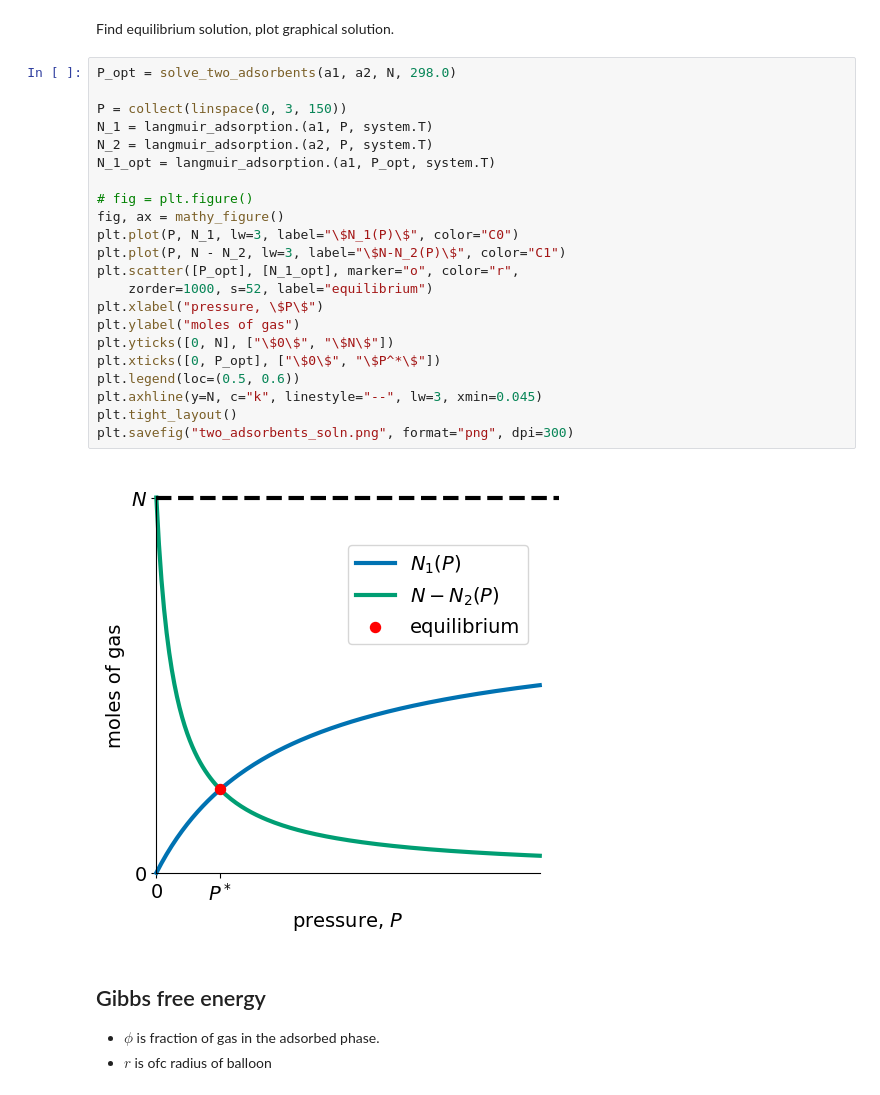
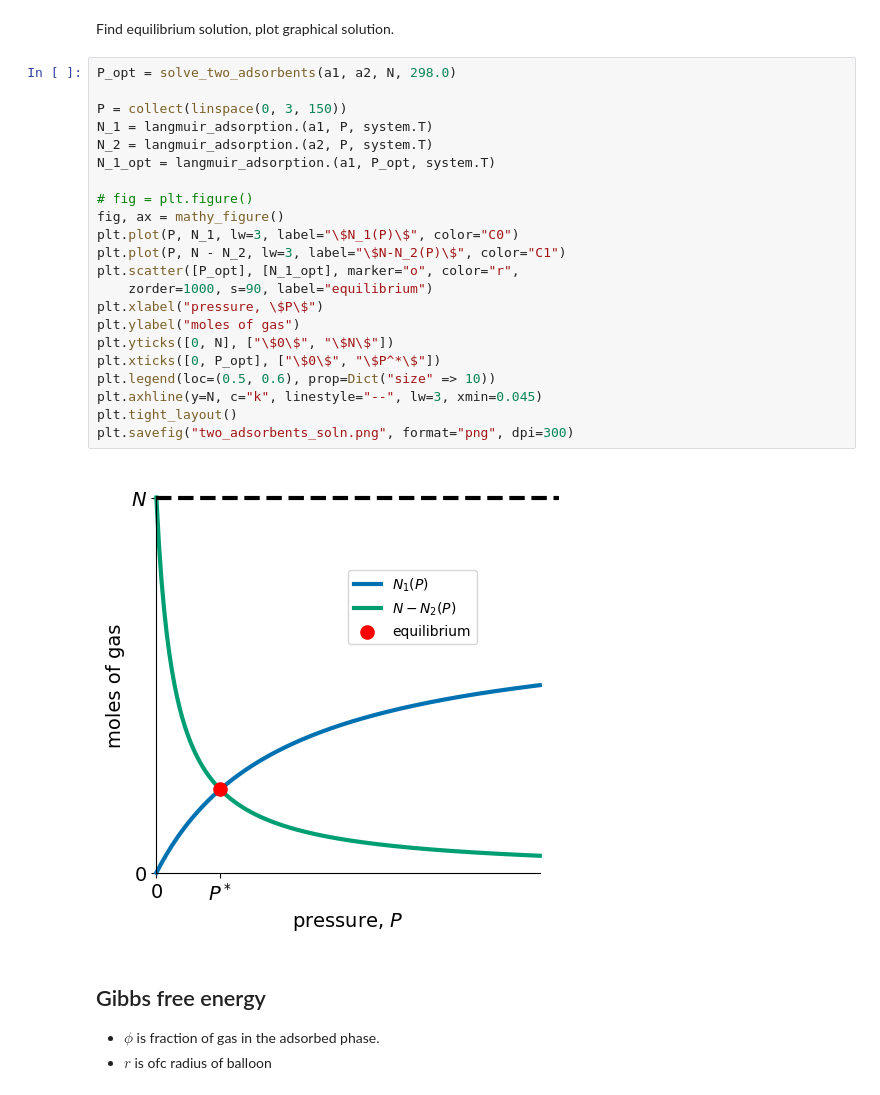
Before and after one commit to SimonEnsemble/adsorbents_balloons_exchange_gas, a Jupyter notebook: simplified_gas_adsorbent_balloon.ipynb, the cells around one changed output. Saved outputs shown, nothing was run; the diff lists cells and outputs as text.

Commit message:
formatting of figures

```diff
--- a/simplified_gas_adsorbent_balloon.ipynb
+++ b/simplified_gas_adsorbent_balloon.ipynb
@@ -523,27 +525,27 @@ Find equilibrium solution, plot graphical solution.
 # %%
 P_opt = solve_two_adsorbents(a1, a2, N, 298.0)
 
 P = collect(linspace(0, 3, 150))
 N_1 = langmuir_adsorption.(a1, P, system.T)
 N_2 = langmuir_adsorption.(a2, P, system.T)
 N_1_opt = langmuir_adsorption.(a1, P_opt, system.T)
 
 # fig = plt.figure()
 fig, ax = mathy_figure()
 plt.plot(P, N_1, lw=3, label="\$N_1(P)\$", color="C0")
 plt.plot(P, N - N_2, lw=3, label="\$N-N_2(P)\$", color="C1")
 plt.scatter([P_opt], [N_1_opt], marker="o", color="r",
-    zorder=1000, s=52, label="equilibrium")
+    zorder=1000, s=90, label="equilibrium")
 plt.xlabel("pressure, \$P\$")
 plt.ylabel("moles of gas")
 plt.yticks([0, N], ["\$0\$", "\$N\$"])
 plt.xticks([0, P_opt], ["\$0\$", "\$P^*\$"])
-plt.legend(loc=(0.5, 0.6))
+plt.legend(loc=(0.5, 0.6), prop=Dict("size" => 10))
 plt.axhline(y=N, c="k", linestyle="--", lw=3, xmin=0.045)
 plt.tight_layout()
 plt.savefig("two_adsorbents_soln.png", format="png", dpi=300)
 # %% [output]
-[figure, old version]
+[figure, new version]
 # %% [markdown]
 ## Gibbs free energy
 * $\phi$ is fraction of gas in the adsorbed phase.
```
Also changed, not shown: parts of 14 cells of this notebook.
